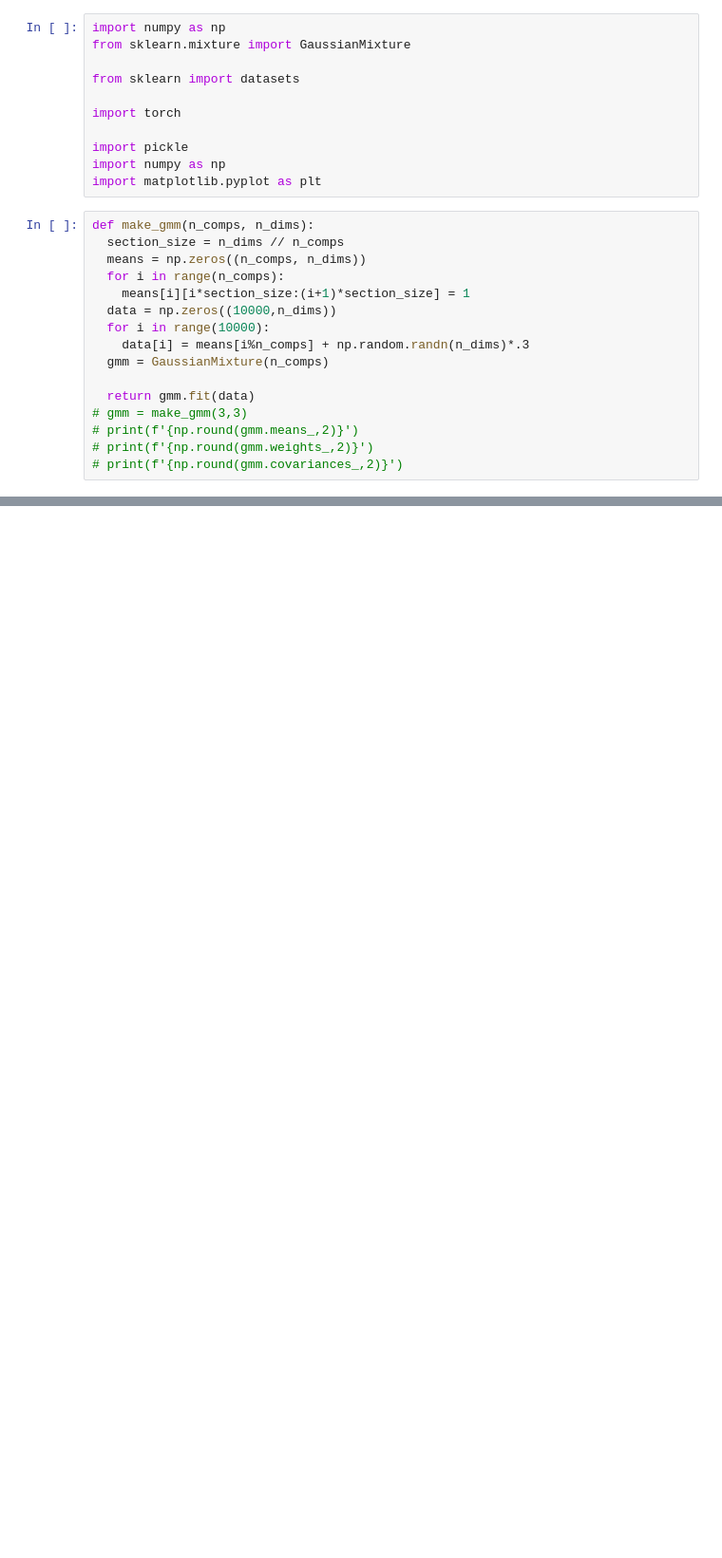
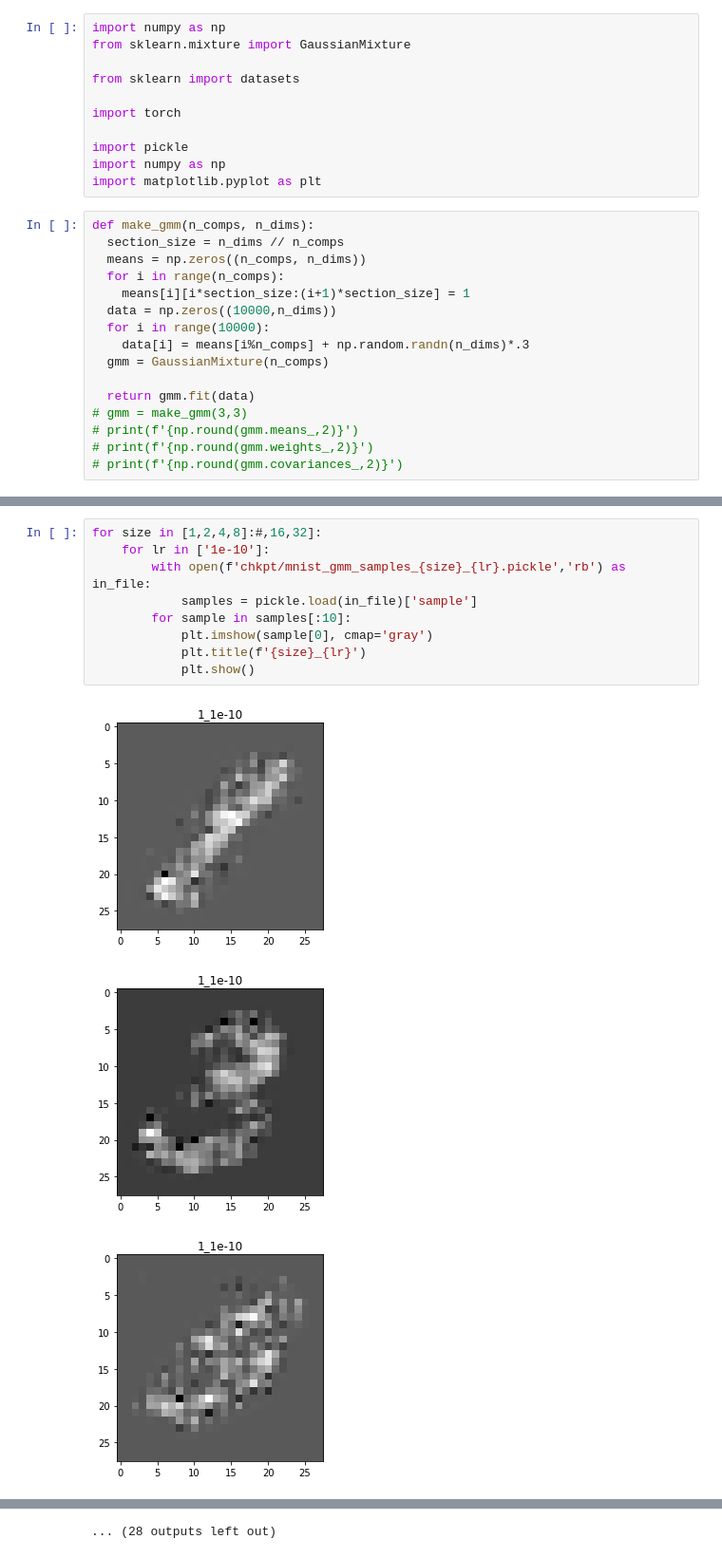
Before and after one commit to EthanMWalker/flow, a Jupyter notebook: gmm_vis.ipynb, the cells around one changed output, grey strips where cells are left out. Shown: that part at 95% size. Saved outputs shown, nothing was run; the diff lists cells and outputs as text; blank space fills up the shorter version.

```diff
--- a/gmm_vis.ipynb
+++ b/gmm_vis.ipynb
@@ -69,0 +66,13 @@ for size in [1,2,3]:
+# %%
+for size in [1,2,4,8]:#,16,32]:
+    for lr in ['1e-10']:
+        with open(f'chkpt/mnist_gmm_samples_{size}_{lr}.pickle','rb') as in_file:
+            samples = pickle.load(in_file)['sample']
+        for sample in samples[:10]:
+            plt.imshow(sample[0], cmap='gray')
+            plt.title(f'{size}_{lr}')
+            plt.show()
+# %% [output]
+[figure, added]
+[figure, added]
+[figure, added]
@@ -70 +88,2 @@ for size in [1,2,3]:
+... (28 outputs left out)
 # %%
```
Also changed, not shown: parts of 12 cells of this notebook, 11 other files.
